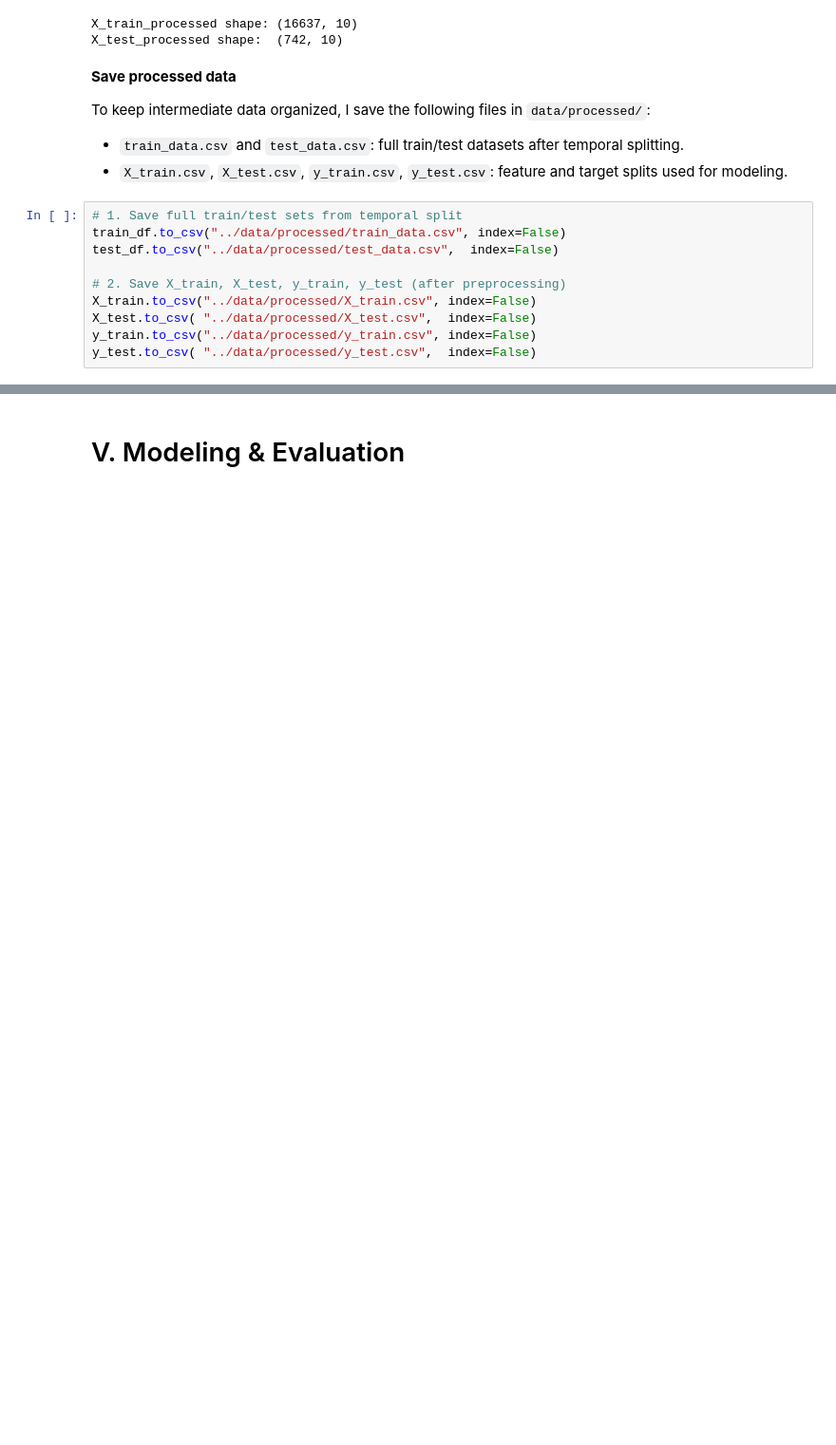
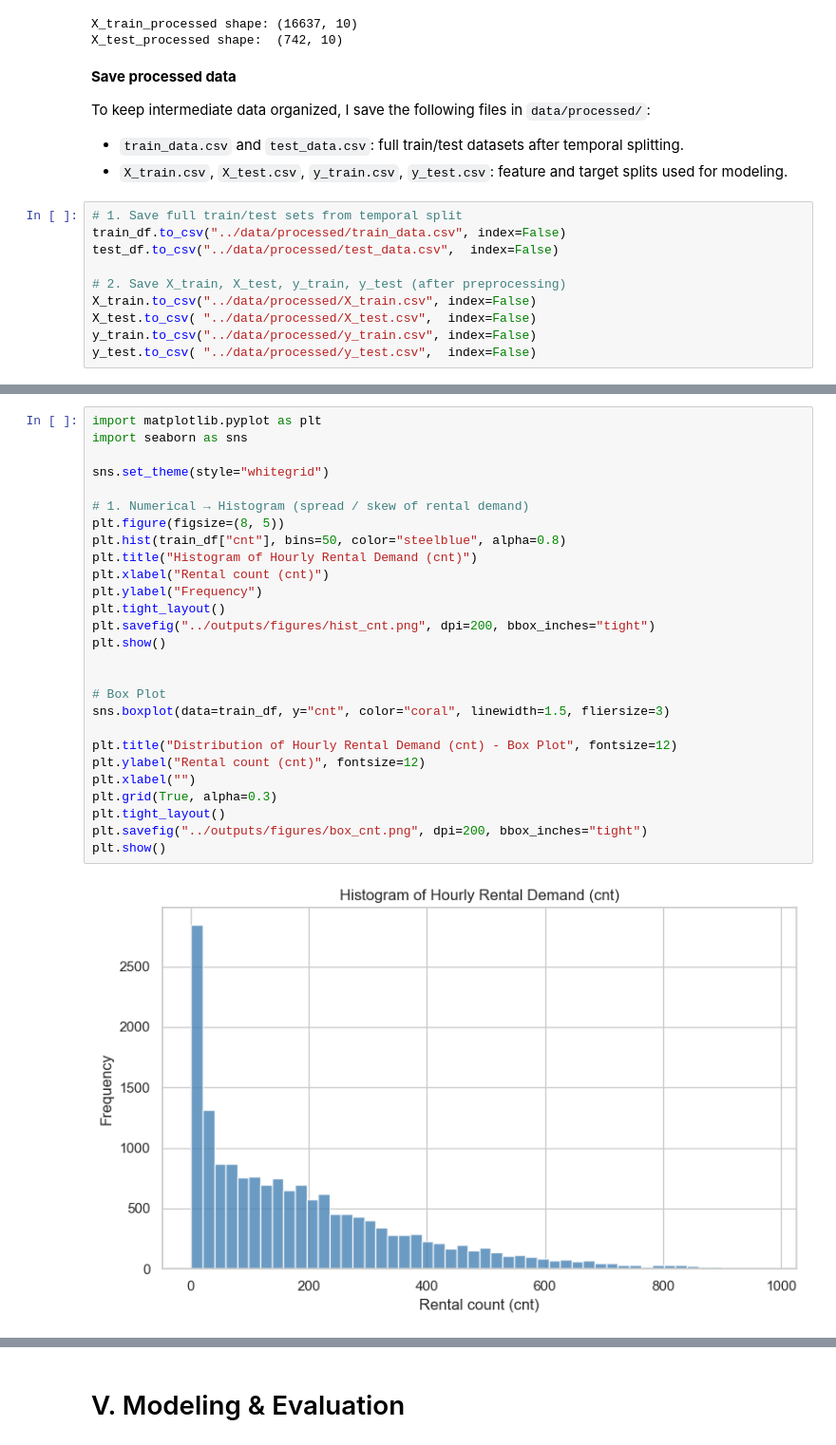
Before and after one commit to clarissecasicarino/hourly-bike-predictor, a Jupyter notebook: notebooks/regression_capstone.ipynb, the cells around one changed output, grey strips where cells are left out. Shown at 95% size. Cells and saved outputs as stored; diff of their text form; blank space fills up the shorter version.

Commit message:
Add EDA visualizations until correlation heatmap

```diff
--- a/notebooks/regression_capstone.ipynb
+++ b/notebooks/regression_capstone.ipynb
@@ -489,0 +559,29 @@ y_test.to_csv( "../data/processed/y_test.csv",  index=False)
+# %%
+import matplotlib.pyplot as plt
+import seaborn as sns
+
+sns.set_theme(style="whitegrid")
+
+# 1. Numerical → Histogram (spread / skew of rental demand)
+plt.figure(figsize=(8, 5))
+plt.hist(train_df["cnt"], bins=50, color="steelblue", alpha=0.8)
+plt.title("Histogram of Hourly Rental Demand (cnt)")
+plt.xlabel("Rental count (cnt)")
+plt.ylabel("Frequency")
+plt.tight_layout()
+plt.savefig("../outputs/figures/hist_cnt.png", dpi=200, bbox_inches="tight")
+plt.show()
+
+
+# Box Plot
+sns.boxplot(data=train_df, y="cnt", color="coral", linewidth=1.5, fliersize=3)
+
+plt.title("Distribution of Hourly Rental Demand (cnt) - Box Plot", fontsize=12)
+plt.ylabel("Rental count (cnt)", fontsize=12)
+plt.xlabel("")
+plt.grid(True, alpha=0.3)
+plt.tight_layout()
+plt.savefig("../outputs/figures/box_cnt.png", dpi=200, bbox_inches="tight")
+plt.show()
+# %% [output]
+[figure, added]
```
Also changed, not shown: parts of 16 cells of this notebook, 6 other files.
